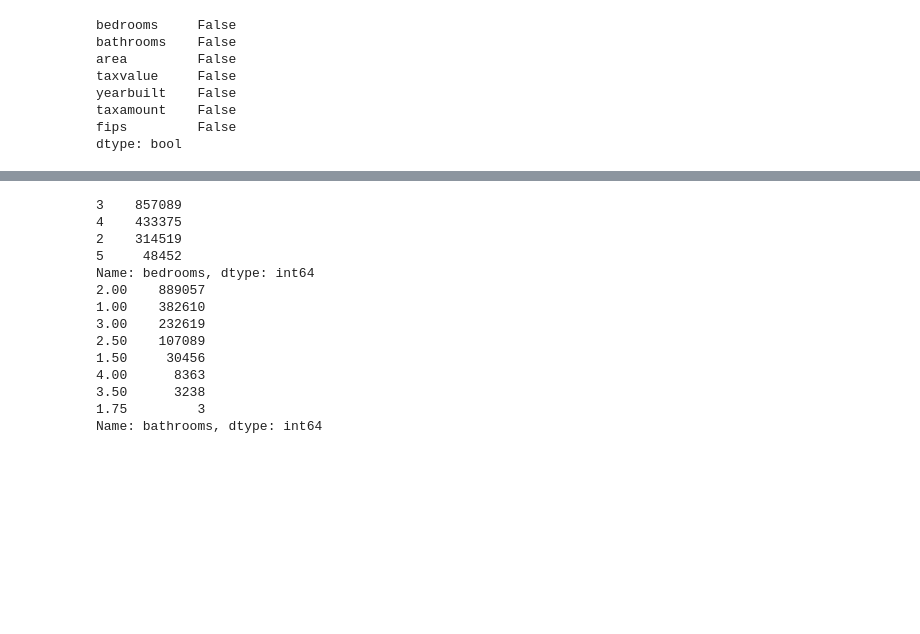
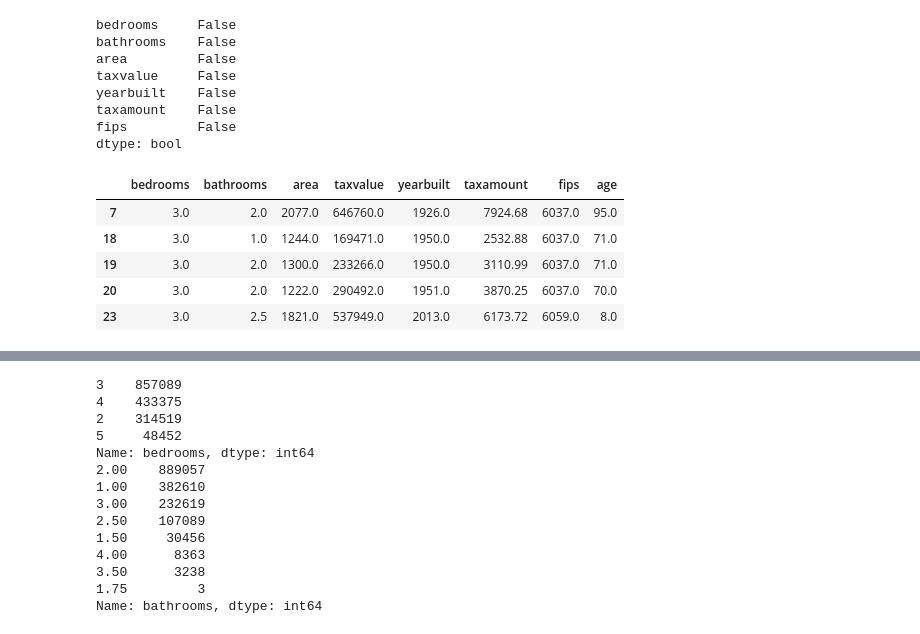
Before and after one commit to lainslie-18/regression-exercises, a Jupyter notebook: wrangle.ipynb, the cells around one changed output, grey strips where cells are left out. Saved outputs shown, nothing was run; the diff lists cells and outputs as text; code cells hidden in the pictures; blank space fills up the shorter version.

```diff
--- a/wrangle.ipynb
+++ b/wrangle.ipynb
@@ -384,5 +386,16 @@ yearbuilt    False
 taxamount    False
 fips         False
 dtype: bool
+# %%
+# create age column based on yearbuilt
+df['age'] = 2021 - df.yearbuilt
+df.head()
+# %% [output]
+|  | bedrooms | bathrooms | area | taxvalue | yearbuilt | taxamount | fips | age |
+| 7 | 3.0 | 2.0 | 2077.0 | 646760.0 | 1926.0 | 7924.68 | 6037.0 | 95.0 |
+| 18 | 3.0 | 1.0 | 1244.0 | 169471.0 | 1950.0 | 2532.88 | 6037.0 | 71.0 |
+| 19 | 3.0 | 2.0 | 1300.0 | 233266.0 | 1950.0 | 3110.99 | 6037.0 | 71.0 |
+| 20 | 3.0 | 2.0 | 1222.0 | 290492.0 | 1951.0 | 3870.25 | 6037.0 | 70.0 |
+| 23 | 3.0 | 2.5 | 1821.0 | 537949.0 | 2013.0 | 6173.72 | 6059.0 | 8.0 |
 # %%
 # Change data types where it makes sense
```
Also changed, not shown: parts of 22 cells of this notebook, 4 other files.
